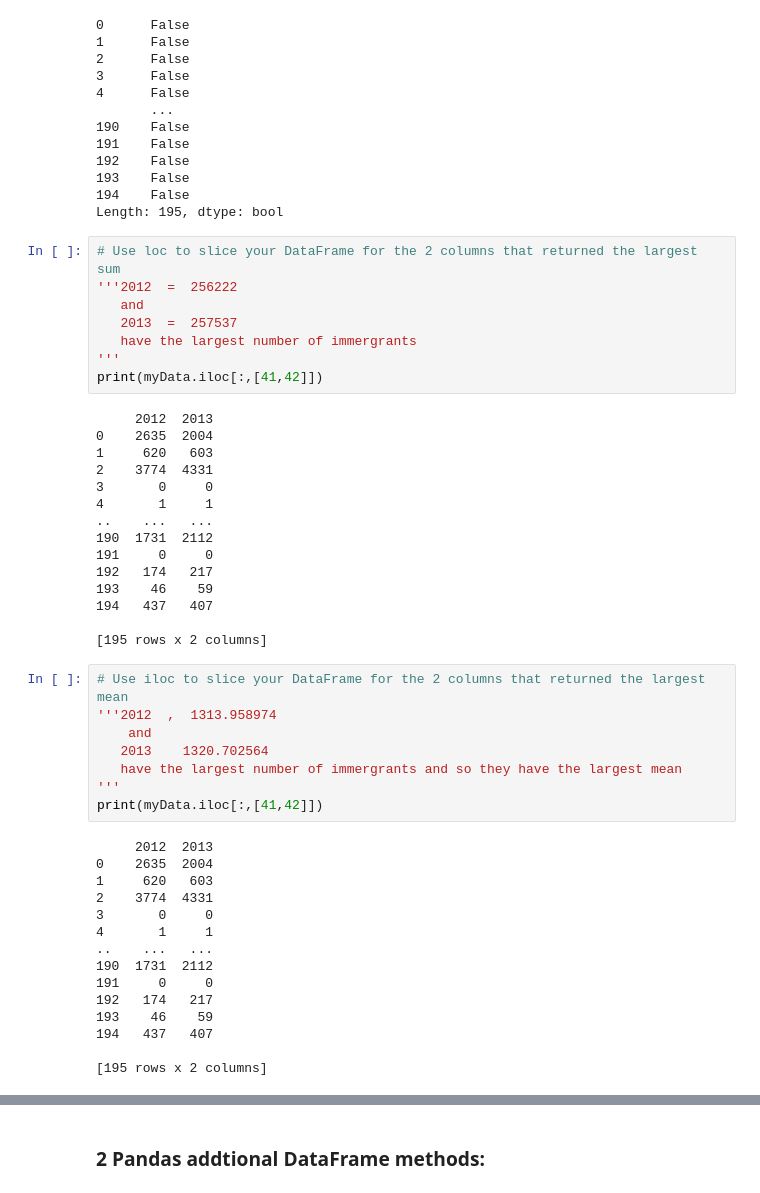
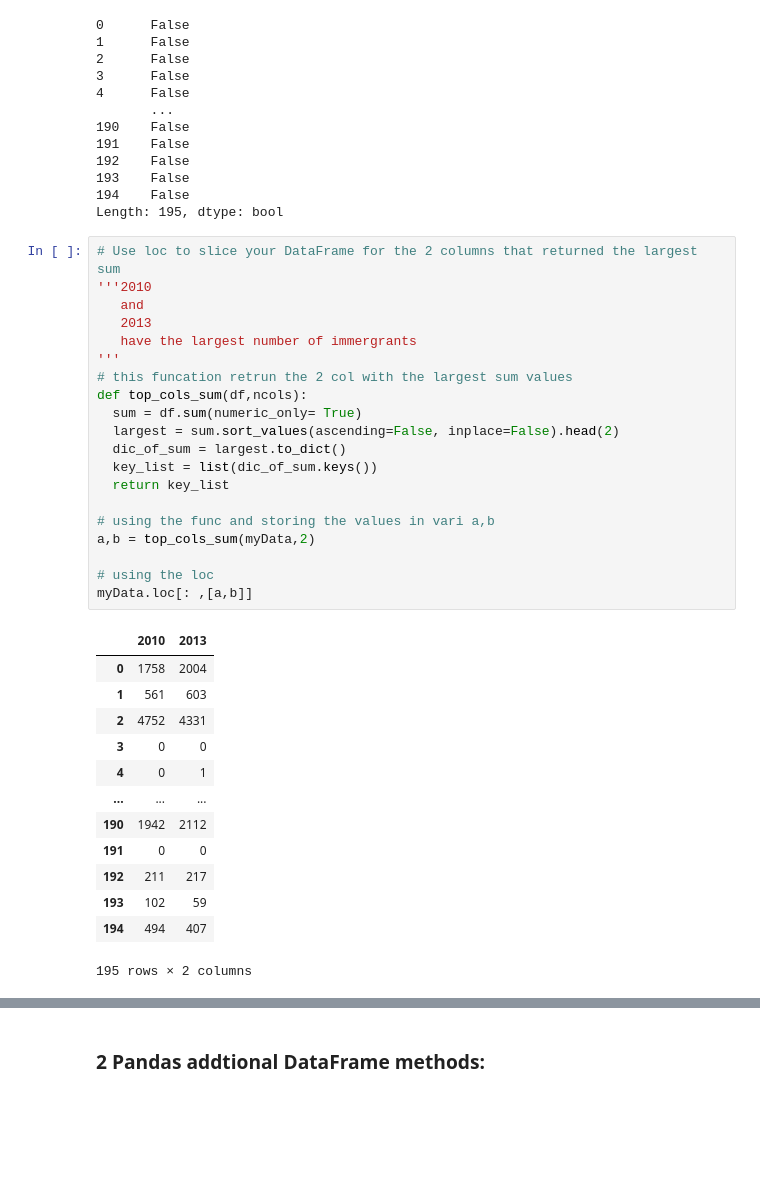
Before and after one commit to renadalahmadi/BigData-and-AI, a Jupyter notebook: Assignment_II_Pandas.ipynb, the cells around one changed output, grey strips where cells are left out. Saved outputs shown, nothing was run; the diff lists cells and outputs as text; blank space fills up the shorter version.

```diff
--- a/Assignment_II_Pandas.ipynb
+++ b/Assignment_II_Pandas.ipynb
@@ -395,49 +396,37 @@ print(filter_2013)
 193    False
 194    False
 Length: 195, dtype: bool
-# %%
-# Use loc to slice your DataFrame for the 2 columns that returned the largest sum
-'''2012  =  256222
-   and
-   2013  =  257537
-   have the largest number of immergrants
-'''
-print(myData.iloc[:,[41,42]])
-# %% [output]
-     2012  2013
-0    2635  2004
-1     620   603
-2    3774  4331
-3       0     0
-4       1     1
-..    ...   ...
-190  1731  2112
-191     0     0
-192   174   217
-193    46    59
-194   437   407
-
-[195 rows x 2 columns]
-# %%
-# Use iloc to slice your DataFrame for the 2 columns that returned the largest mean
-'''2012  ,  1313.958974
-    and
-   2013    1320.702564
-   have the largest number of immergrants and so they have the largest mean
-'''
-print(myData.iloc[:,[41,42]])
-# %% [output]
-     2012  2013
-0    2635  2004
-1     620   603
-2    3774  4331
-3       0     0
-4       1     1
-..    ...   ...
-190  1731  2112
-191     0     0
-192   174   217
-193    46    59
-194   437   407
-
-[195 rows x 2 columns]
+# %%
+# Use loc to slice your DataFrame for the 2 columns that returned the largest sum
+'''2010
+   and
+   2013
+   have the largest number of immergrants
+'''
+# this funcation retrun the 2 col with the largest sum values
+def top_cols_sum(df,ncols):
+  sum = df.sum(numeric_only= True)
+  largest = sum.sort_values(ascending=False, inplace=False).head(2)
+  dic_of_sum = largest.to_dict()
+  key_list = list(dic_of_sum.keys())
+  return key_list
+
+# using the func and storing the values in vari a,b
+a,b = top_cols_sum(myData,2)
+
+# using the loc
+myData.loc[: ,[a,b]]
+# %% [output]
+|  | 2010 | 2013 |
+| 0 | 1758 | 2004 |
+| 1 | 561 | 603 |
+| 2 | 4752 | 4331 |
+| 3 | 0 | 0 |
+| 4 | 0 | 1 |
+| ... | ... | ... |
+| 190 | 1942 | 2112 |
+| 191 | 0 | 0 |
+| 192 | 211 | 217 |
+| 193 | 102 | 59 |
+| 194 | 494 | 407 |
+195 rows × 2 columns
```
Also changed, not shown: parts of 4 cells of this notebook.
